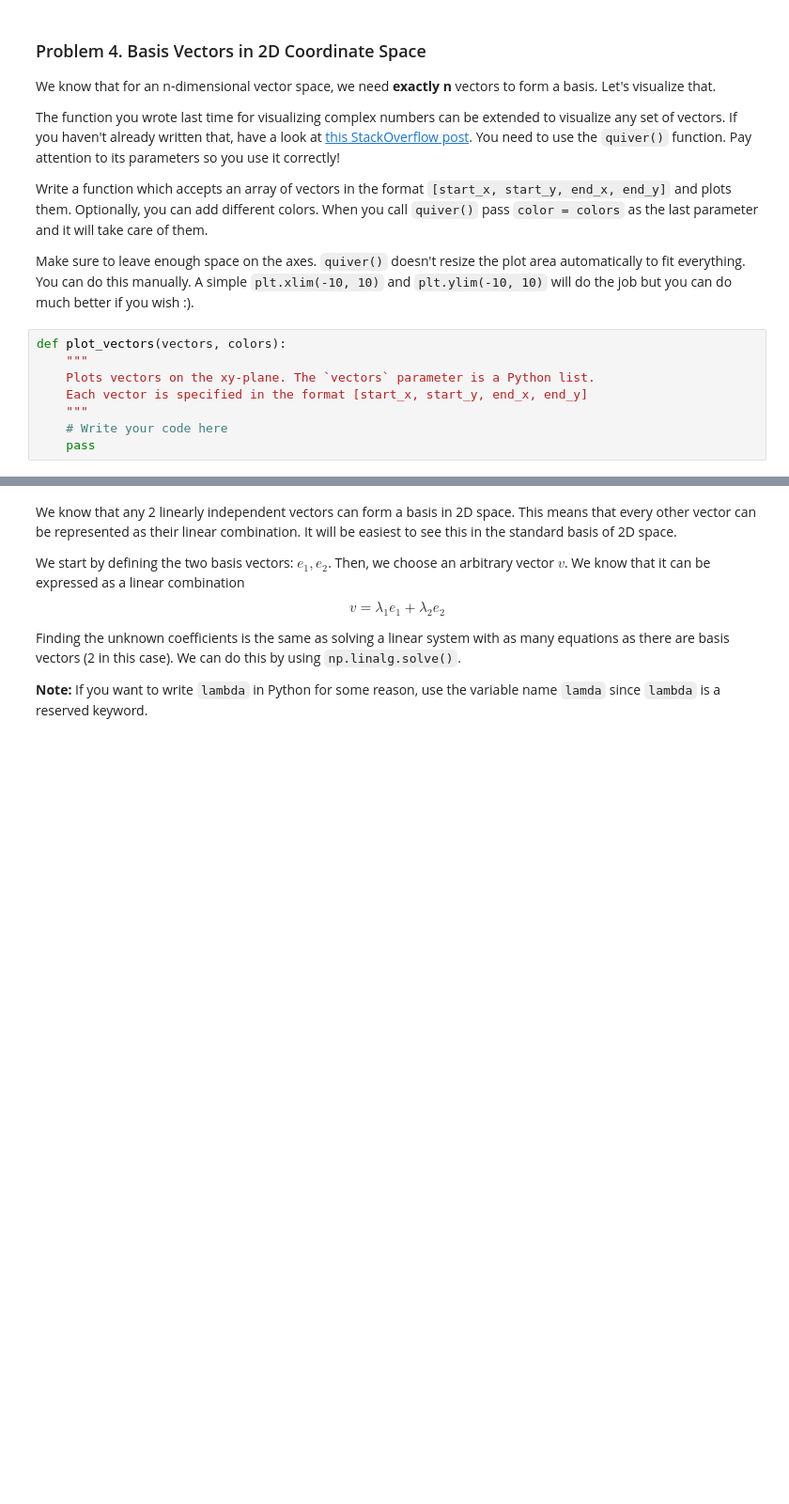
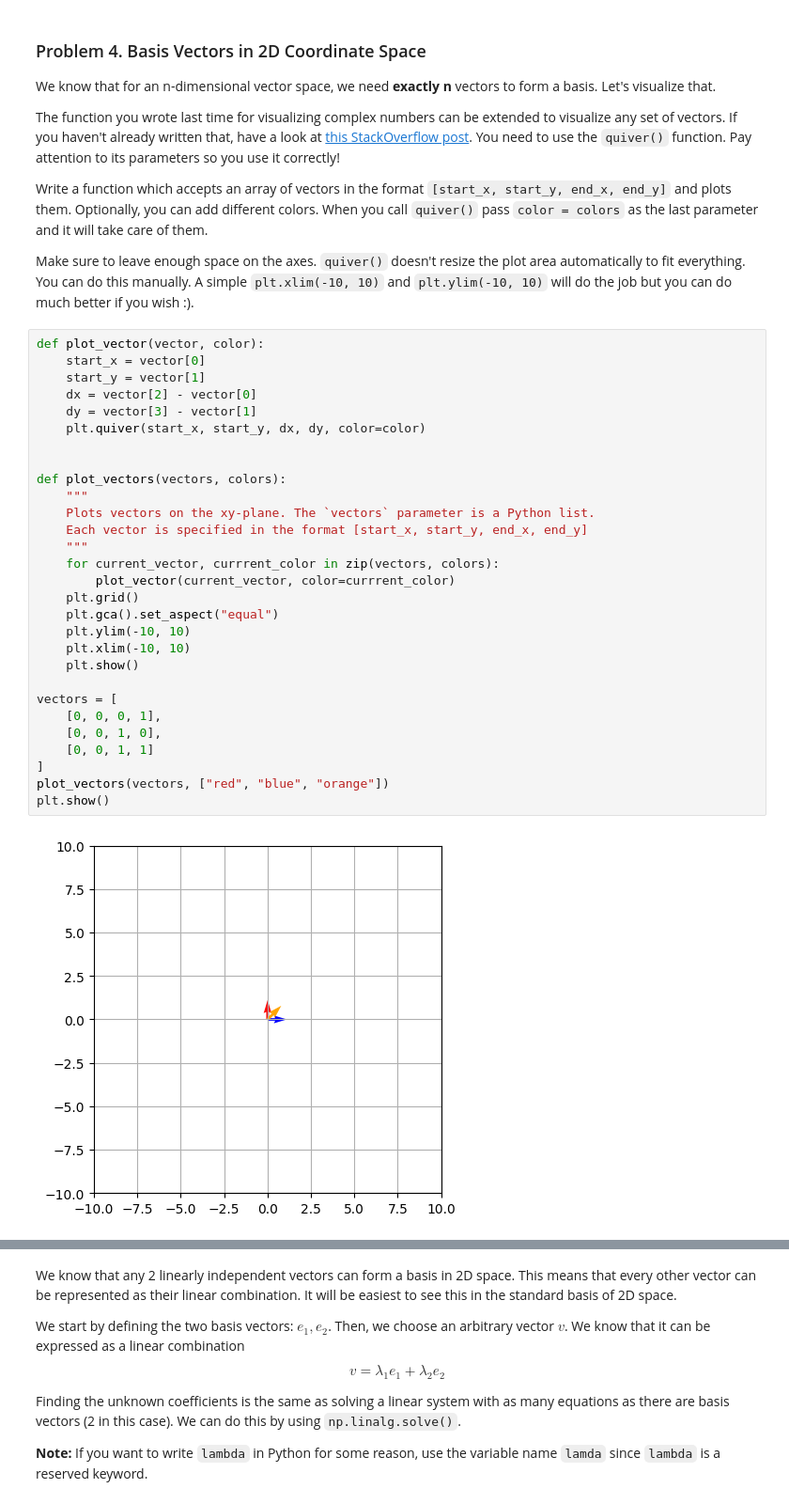
Before and after one commit to b4ich3v/Softuni, a Jupyter notebook: math_for_developers/linear_algebra/Linear-Algebra-Exercise.ipynb, the cells around one changed output, grey strips where cells are left out. Shown at 94% size. Saved outputs shown, nothing was run; the diff lists cells and outputs as text; blank space fills up the shorter version.

```diff
--- a/math_for_developers/linear_algebra/Linear-Algebra-Exercise.ipynb
+++ b/math_for_developers/linear_algebra/Linear-Algebra-Exercise.ipynb
@@ -439,14 +439,37 @@ The function you wrote last time for visualizing complex numbers can be extended
 Write a function which accepts an array of vectors in the format `[start_x, start_y, end_x, end_y]` and plots them. Optionally, you can add different colors. When you call `quiver()` pass `color = colors` as the last parameter and it will take care of them.
 
 Make sure to leave enough space on the axes. `quiver()` doesn't resize the plot area automatically to fit everything. You can do this manually. A simple `plt.xlim(-10, 10)` and `plt.ylim(-10, 10)` will do the job but you can do much better if you wish :).
-# %%
-def plot_vectors(vectors, colors):
-    """
-    Plots vectors on the xy-plane. The `vectors` parameter is a Python list.
-    Each vector is specified in the format [start_x, start_y, end_x, end_y]
-    """
-    # Write your code here
-    pass
+# %%
+def plot_vector(vector, color):
+    start_x = vector[0]
+    start_y = vector[1]
+    dx = vector[2] - vector[0]
+    dy = vector[3] - vector[1]
+    plt.quiver(start_x, start_y, dx, dy, color=color)
+
+
+def plot_vectors(vectors, colors):
+    """
+    Plots vectors on the xy-plane. The `vectors` parameter is a Python list.
+    Each vector is specified in the format [start_x, start_y, end_x, end_y]
+    """
+    for current_vector, currrent_color in zip(vectors, colors):
+        plot_vector(current_vector, color=currrent_color)
+    plt.grid()
+    plt.gca().set_aspect("equal")
+    plt.ylim(-10, 10)
+    plt.xlim(-10, 10)
+    plt.show()
+
+vectors = [
+    [0, 0, 0, 1],
+    [0, 0, 1, 0],
+    [0, 0, 1, 1]
+]
+plot_vectors(vectors, ["red", "blue", "orange"])
+plt.show()
+# %% [output]
+[figure, added]
 # %%
 plot_vectors([[0, 0, 2, 3]], ["red"]) # One vector
 plot_vectors([[0, 0, 1, 0], [0, 0, 0, 1]], ["red", "blue"]) # Two orthogonal vectors
```
Also changed, not shown: parts of 11 cells of this notebook.
